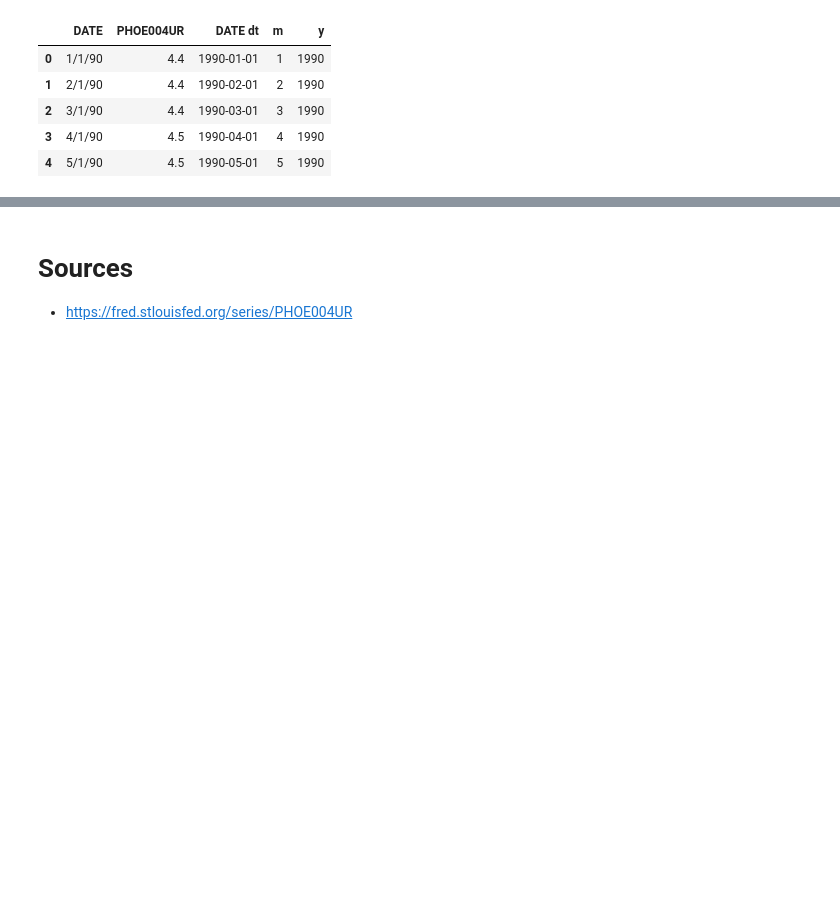
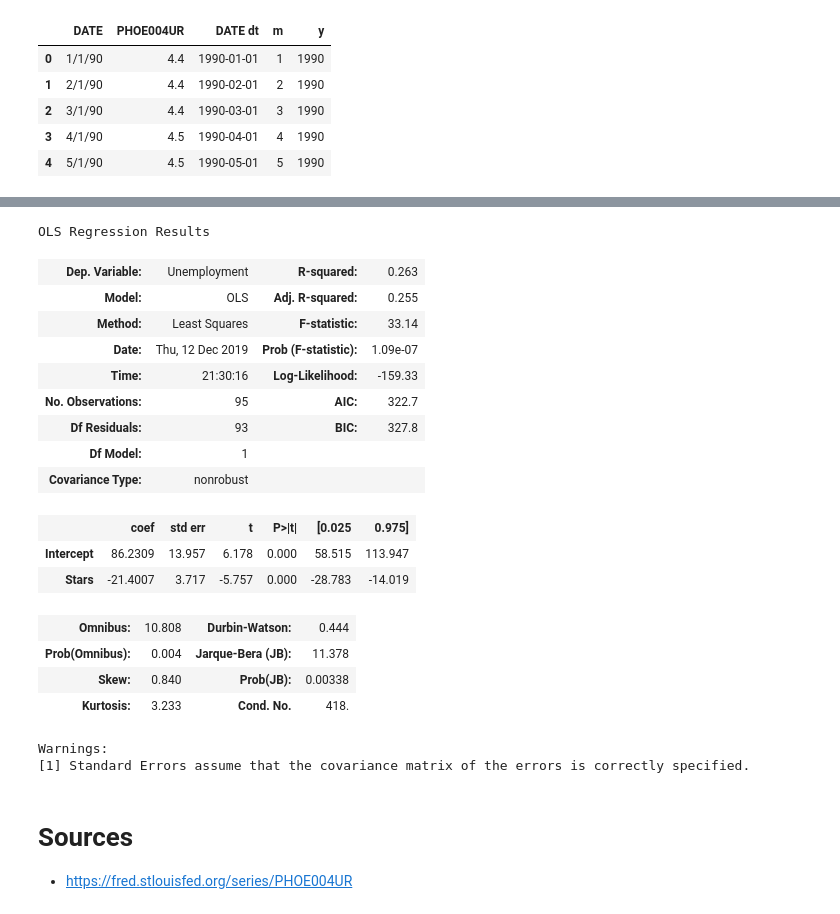
Before and after one commit to Cartercreid/CSPB4502_project_yelp, a Jupyter notebook: unemployment.ipynb, the cells around one changed output, grey strips where cells are left out. Drawn from its saved outputs; the diff is of its cells as text; code cells hidden in the pictures; blank space fills up the shorter version.

```diff
--- a/unemployment.ipynb
+++ b/unemployment.ipynb
@@ -298,8 +305,28 @@ sns.regplot(x='PHOE004UR', y='s', data=phoenix_merged);
 # %%
 import statsmodels.formula.api as smf
-mod = smf.ols('PHOE004UR~s', data=phoenix_merged)
+mod = smf.ols('Unemployment~Stars', data=phoenix_merged)
 res = mod.fit()
 res.summary()
+# %% [output]
+OLS Regression Results
+| Dep. Variable: | Unemployment | R-squared: | 0.263 |
+| Model: | OLS | Adj. R-squared: | 0.255 |
+| Method: | Least Squares | F-statistic: | 33.14 |
+| Date: | Thu, 12 Dec 2019 | Prob (F-statistic): | 1.09e-07 |
+| Time: | 21:30:16 | Log-Likelihood: | -159.33 |
+| No. Observations: | 95 | AIC: | 322.7 |
+| Df Residuals: | 93 | BIC: | 327.8 |
+| Df Model: | 1 |  |  |
+| Covariance Type: | nonrobust |  |  |
+|  | coef | std err | t | P>|t| | [0.025 | 0.975] |
+| Intercept | 86.2309 | 13.957 | 6.178 | 0.000 | 58.515 | 113.947 |
+| Stars | -21.4007 | 3.717 | -5.757 | 0.000 | -28.783 | -14.019 |
+| Omnibus: | 10.808 | Durbin-Watson: | 0.444 |
+| Prob(Omnibus): | 0.004 | Jarque-Bera (JB): | 11.378 |
+| Skew: | 0.840 | Prob(JB): | 0.00338 |
+| Kurtosis: | 3.233 | Cond. No. | 418. |
+Warnings:
+[1] Standard Errors assume that the covariance matrix of the errors is correctly specified.
 # %% [markdown]
 #  Sources
 - https://fred.stlouisfed.org/series/PHOE004UR
```
Also changed, not shown: parts of 32 cells of this notebook.
